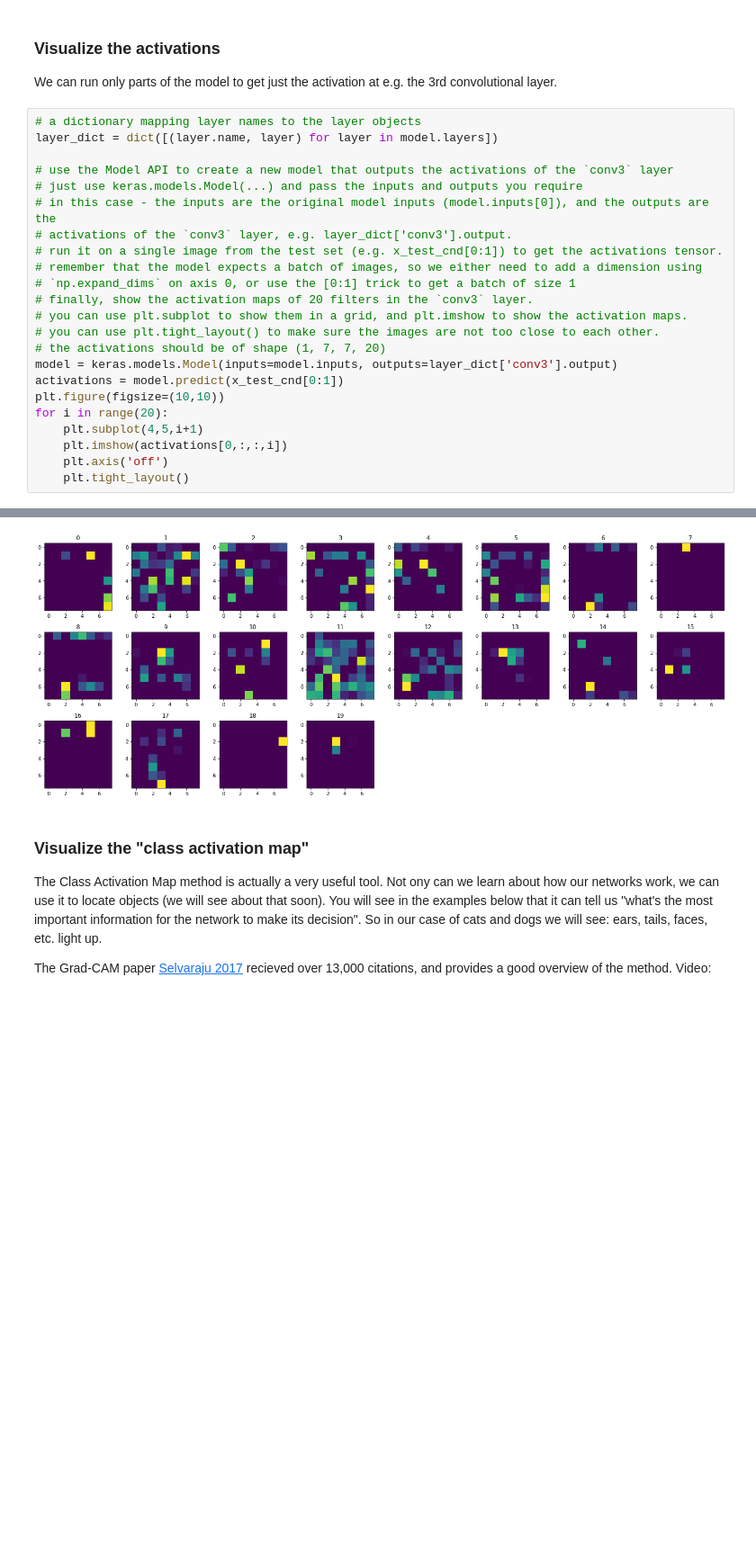
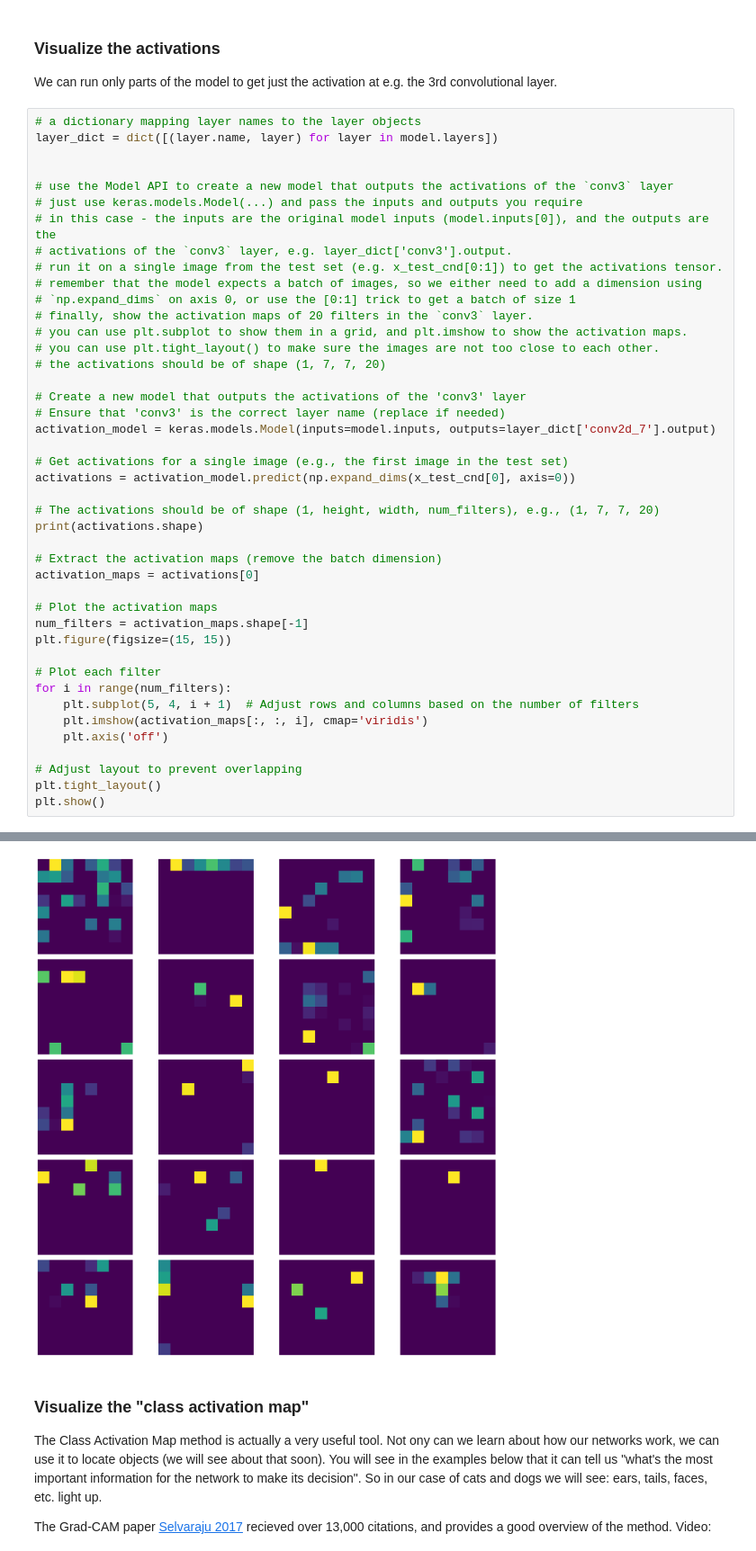
Before and after one commit to bfarrell20/Grad-School-Programs, a Jupyter notebook: Computer Vision/HW7/HW7 - Hello Convolutional Networks.ipynb, the cells around one changed output, grey strips where cells are left out. Shown at 90% size. Saved outputs shown, nothing was run; the diff lists cells and outputs as text; blank space fills up the shorter version.

```diff
--- a/Computer Vision/HW7/HW7 - Hello Convolutional Networks.ipynb
+++ b/Computer Vision/HW7/HW7 - Hello Convolutional Networks.ipynb
@@ -683,6 +699,7 @@ We can run only parts of the model to get just the activation at e.g. the 3rd co
 # %%
 # a dictionary mapping layer names to the layer objects
 layer_dict = dict([(layer.name, layer) for layer in model.layers])
+
 
 # use the Model API to create a new model that outputs the activations of the `conv3` layer
 # just use keras.models.Model(...) and pass the inputs and outputs you require
@@ -695,12 +712,31 @@ layer_dict = dict([(layer.name, layer) for layer in model.layers])
 # you can use plt.subplot to show them in a grid, and plt.imshow to show the activation maps.
 # you can use plt.tight_layout() to make sure the images are not too close to each other.
 # the activations should be of shape (1, 7, 7, 20)
-model = keras.models.Model(inputs=model.inputs, outputs=layer_dict['conv3'].output)
-activations = model.predict(x_test_cnd[0:1])
-plt.figure(figsize=(10,10))
-for i in range(20):
-    plt.subplot(4,5,i+1)
-    plt.imshow(activations[0,:,:,i])
+
+# Create a new model that outputs the activations of the 'conv3' layer
+# Ensure that 'conv3' is the correct layer name (replace if needed)
+activation_model = keras.models.Model(inputs=model.inputs, outputs=layer_dict['conv2d_7'].output)
+
+# Get activations for a single image (e.g., the first image in the test set)
+activations = activation_model.predict(np.expand_dims(x_test_cnd[0], axis=0))
+
+# The activations should be of shape (1, height, width, num_filters), e.g., (1, 7, 7, 20)
+print(activations.shape)
+
+# Extract the activation maps (remove the batch dimension)
+activation_maps = activations[0]
+
+# Plot the activation maps
+num_filters = activation_maps.shape[-1]
+plt.figure(figsize=(15, 15))
+
+# Plot each filter
+for i in range(num_filters):
+    plt.subplot(5, 4, i + 1)  # Adjust rows and columns based on the number of filters
+    plt.imshow(activation_maps[:, :, i], cmap='viridis')
     plt.axis('off')
-    plt.tight_layout()
+
+# Adjust layout to prevent overlapping
+plt.tight_layout()
+plt.show()
 # %% [output]
@@ -707,4 +745,4 @@ for i in range(20):
-[figure, old version]
+[figure, new version]
 # %% [markdown]
 ### Visualize the "class activation map"
 
```
Also changed, not shown: parts of 16 cells of this notebook.
